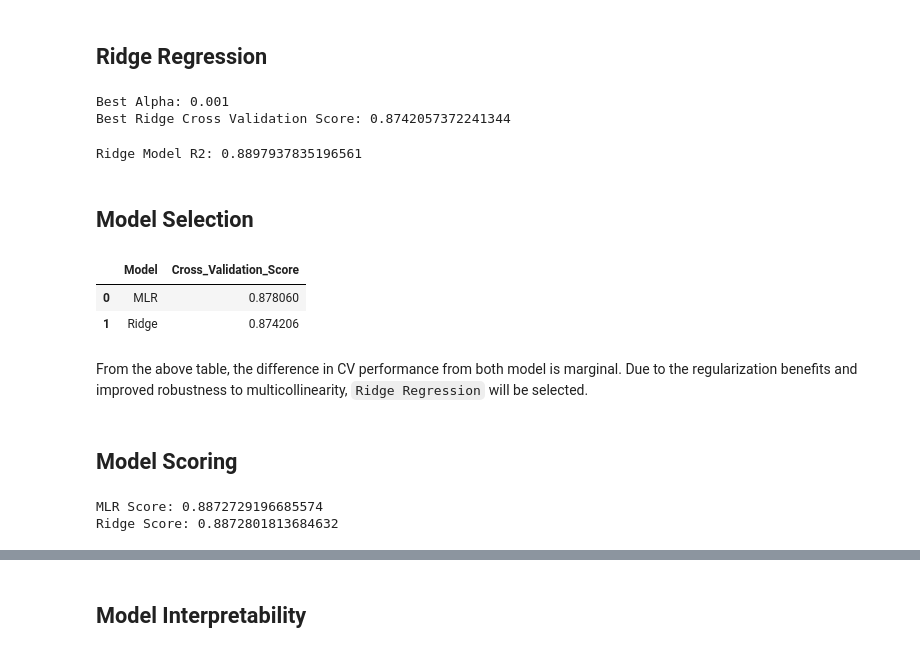
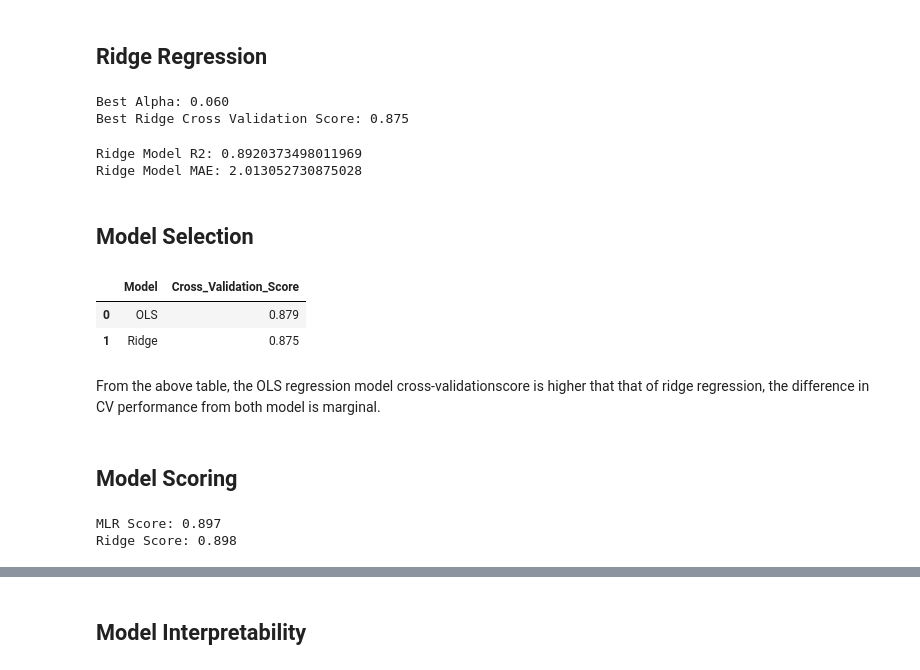
Before and after one commit to GeorgeScriptt/Vehicle-Fuel-Efficiency-Prediction, a Jupyter notebook: Vehicle-Fuel-Efficiency-Analysis-and-Modelling.ipynb, the cells around one changed output, grey strips where cells are left out. Saved outputs shown, nothing was run; the diff lists cells and outputs as text; code cells hidden in the pictures.

```diff
--- a/Vehicle-Fuel-Efficiency-Analysis-and-Modelling.ipynb
+++ b/Vehicle-Fuel-Efficiency-Analysis-and-Modelling.ipynb
@@ -365,6 +365,7 @@ features = [
     # "cylinders",
     # "cylinders_2",
     "displacement",
+    "displacement_2",
     "horsepower",
     # "horsepower_2",
     "weight",
@@ -372,7 +373,7 @@ features = [
     # "acceleration",
     # "acceleration_2",
     "model_year",
-    "origin_Japan",
+    "origin_Europe",
     "origin_USA"
 ]
 # %%
@@ -405,6 +406,7 @@ def cross_validation(predictors, target):
         model = sm.OLS(y_train, X_train).fit()
 
         # model prediction
+        y_train_pred = np.exp(model.predict(X_train))
         y_pred = np.exp(model.predict(X_val))
 
         # append val scores to lists
@@ -417,13 +419,13 @@ def cross_validation(predictors, target):
     # Train model on all data
     final_model = sm.OLS(target, predictors).fit()
 
-    return final_model, cross_val_r2, cross_val_mae, cv_r2, cv_mae
+    return final_model, cv_r2, cross_val_r2, cv_mae, cross_val_mae
 # %%
 # Fit model and return validation score using cross validation
-multi_model, cross_val_r2, cross_val_mae, r2_scores, mae_scores = cross_validation(X_train, y_train)
+multi_model, r2_scores, cross_val_r2, mae_scores, cross_val_mae = cross_validation(X_train, y_train)
 
-print(f"Multi Model All Cross Val R2 Scores: {r2_scores}")
+print(f"Multi Model Cross Val R2 Scores: {r2_scores}")
 print(f"Multi Model Cross Val R2: {cross_val_r2}")
-print(f"\nMulti Model All Cross Val MAE Scores: {mae_scores}")
+print(f"\nMulti Model Cross Val MAE Scores: {mae_scores}")
 print(f"Multi Model Cross Val MAE: {cross_val_mae}")
 # %% [output]
@@ -529,7 +535,7 @@ std = StandardScaler()
 X_train_std = std.fit_transform(X_train)
 X_test_std = std.transform(X_test)
 # %%
-# Cross validation usiong RidgeCV
+# Cross validation using RidgeCV
 n_alphas = 200
 alphas = 10 ** np.linspace(-3, 3, n_alphas)
 
@@ -537,49 +543,53 @@ ridge_cross = RidgeCV(alphas=alphas, cv=5)
 ridge_cross.fit(X_train_std, y_train)
 
 # Print best alpha value and score
-print(f"Best Alpha: {ridge_cross.alpha_}")
-print(f"Best Ridge Cross Validation Score: {ridge_cross.best_score_}")
+print(f"Best Alpha: {ridge_cross.alpha_:.3f}")
+print(f"Best Ridge Cross Validation Score: {ridge_cross.best_score_:.3f}")
 # %% [output]
-Best Alpha: 0.001
-Best Ridge Cross Validation Score: 0.8742057372241344
+Best Alpha: 0.060
+Best Ridge Cross Validation Score: 0.875
 # %%
 # fitting a ridge model with the best alpha value
 
-ridge_model = Ridge(alpha=0.001)
+ridge_model = Ridge(alpha=0.060)
 ridge_model.fit(X_train_std, y_train)
 
 print(f"Ridge Model R2: {ridge_model.score(X_train_std, y_train)}")
+print(f"Ridge Model MAE: {mae(np.exp(y_train), np.exp(ridge_model.predict(X_train_std)))}")
 # %% [output]
-Ridge Model R2: 0.8897937835196561
+Ridge Model R2: 0.8920373498011969
+Ridge Model MAE: 2.013052730875028
 # %% [markdown]
 ## Model Selection
 # %%
-mlr_cv_score = np.mean(r2_scores)
-ridge_cv_score = ridge_cross.best_score_
+mlr_cv_score = round(np.mean(r2_scores), 3)
+ridge_cv_score = round(ridge_cross.best_score_, 3)
 # %%
 model_score = pd.DataFrame({
-    "Model":["MLR", "Ridge"],
+    "Model":["OLS", "Ridge"],
     "Cross_Validation_Score":[mlr_cv_score, ridge_cv_score]
 })
 
 model_score
 # %% [output]
 |  | Model | Cross_Validation_Score |
-| 0 | MLR | 0.878060 |
-| 1 | Ridge | 0.874206 |
+| 0 | OLS | 0.879 |
+| 1 | Ridge | 0.875 |
 # %% [markdown]
-From the above table, the difference in CV performance from both model is marginal. Due to the regularization benefits and improved robustness to multicollinearity, `Ridge Regression` will be selected.
+From the above table, the OLS regression model cross-validationscore is higher that that of ridge regression, the difference in CV performance from both model is marginal.
 # %% [markdown]
 ## Model Scoring
 # %%
-mlr_test_score = r2(y_test, multi_model.predict(sm.add_constant(X_test)))
-ridge_test_score = ridge_model.score(X_test_std, y_test)
+# Scoring on test data
 
-print(f"MLR Score: {mlr_test_score}")
+mlr_test_score = round(r2(y_test, multi_model.predict(sm.add_constant(X_test))), 3)
+ridge_test_score = round(ridge_model.score(X_test_std, y_test), 3)
+
+print(f"MLR Score: {mlr_test_score:}")
 print(f"Ridge Score: {ridge_test_score}")
 # %% [output]
-MLR Score: 0.8872729196685574
-Ridge Score: 0.8872801813684632
+MLR Score: 0.897
+Ridge Score: 0.898
 # %%
 model_score = model_score.assign(
     Test_Score=[mlr_test_score, ridge_test_score]
```
Also changed, not shown: parts of 14 cells of this notebook.
